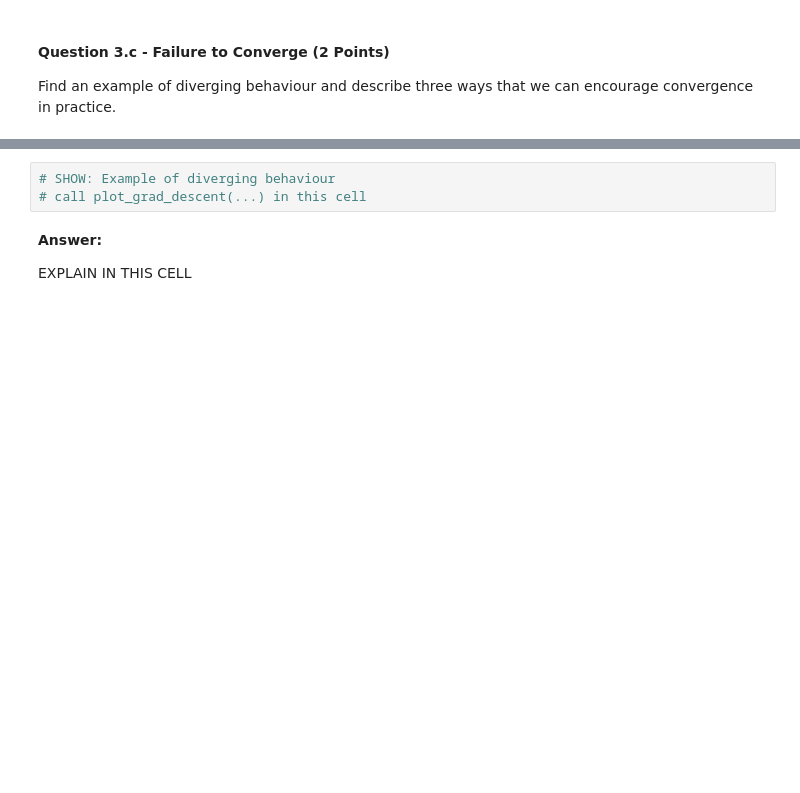
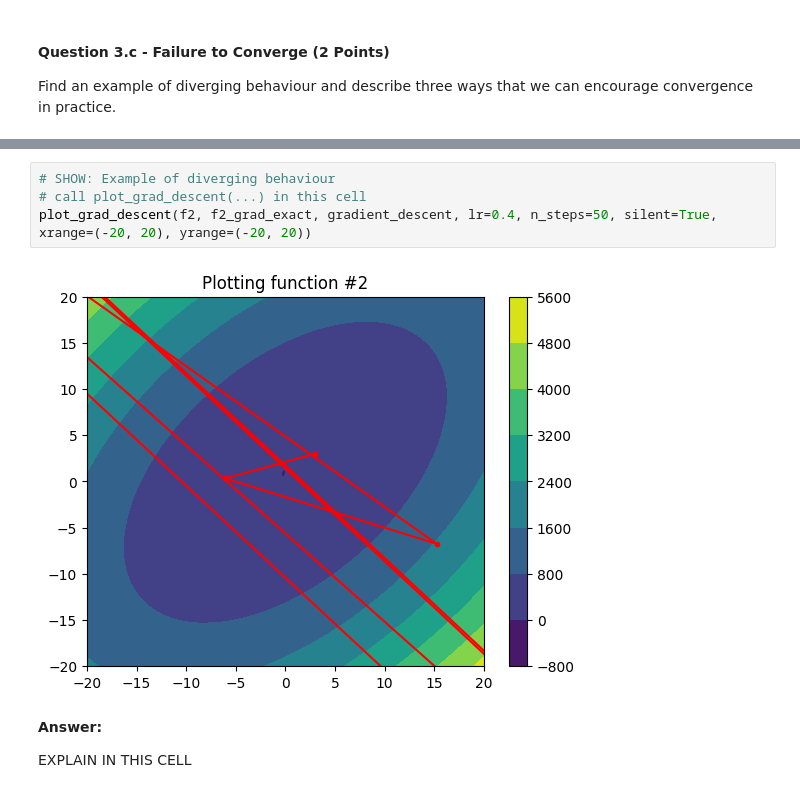
Before and after one commit to Devesh251298/Differentiation_and_Optimisation_dj422, a Jupyter notebook: mml_cw_1.ipynb, the cells around one changed output, grey strips where cells are left out. Drawn from its saved outputs; the diff is of its cells as text; blank space fills up the shorter version.

```diff
--- a/mml_cw_1.ipynb
+++ b/mml_cw_1.ipynb
@@ -258,6 +301,9 @@ Find an example of diverging behaviour and describe three ways that we can encou
 # %%
 # SHOW: Example of diverging behaviour
 # call plot_grad_descent(...) in this cell
+plot_grad_descent(f2, f2_grad_exact, gradient_descent, lr=0.4, n_steps=50, silent=True, xrange=(-20, 20), yrange=(-20, 20))
+# %% [output]
+[figure, added]
 # %% [markdown]
 **Answer:**
 
```
Also changed, not shown: parts of 22 cells of this notebook, 1 other file.
